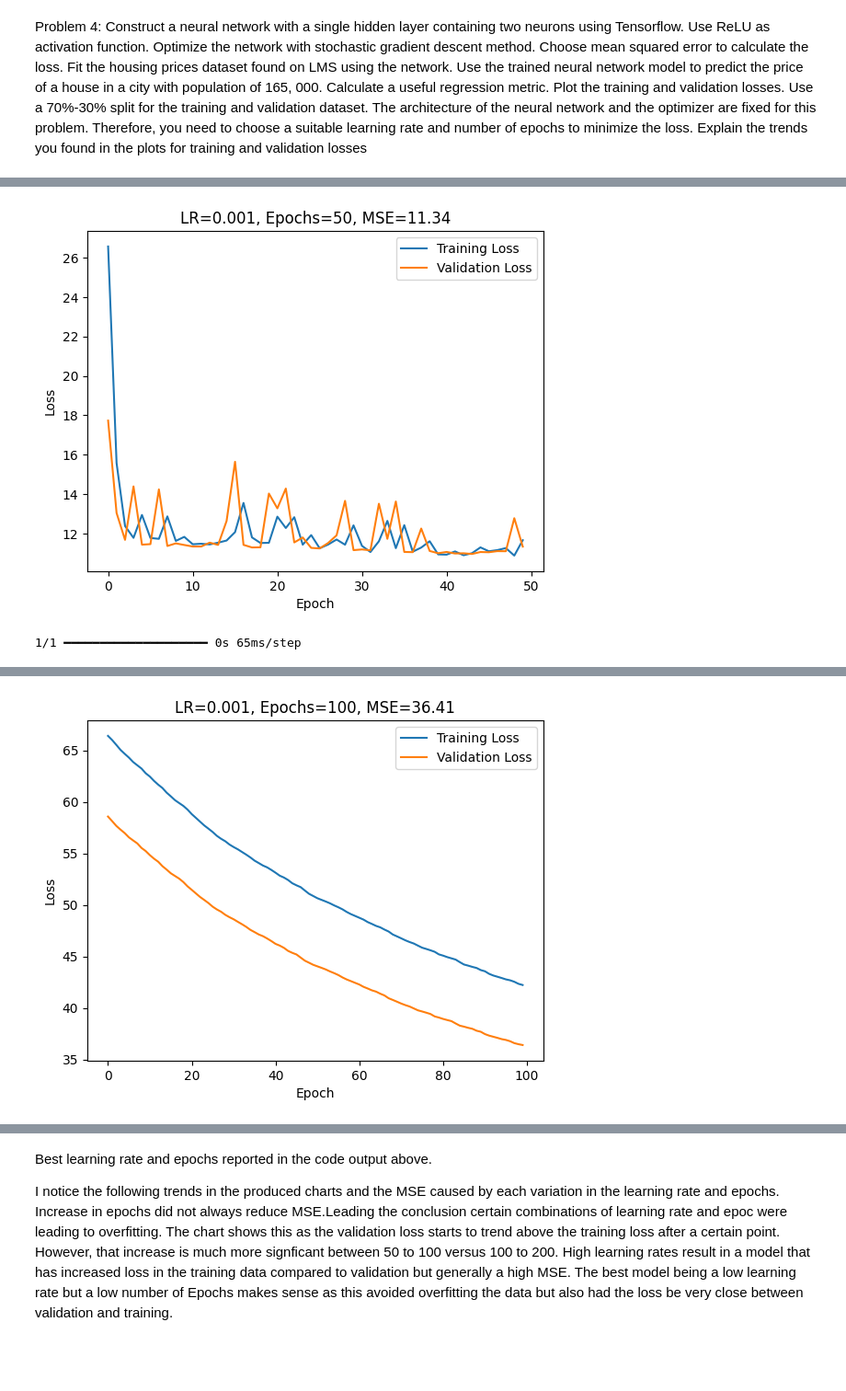
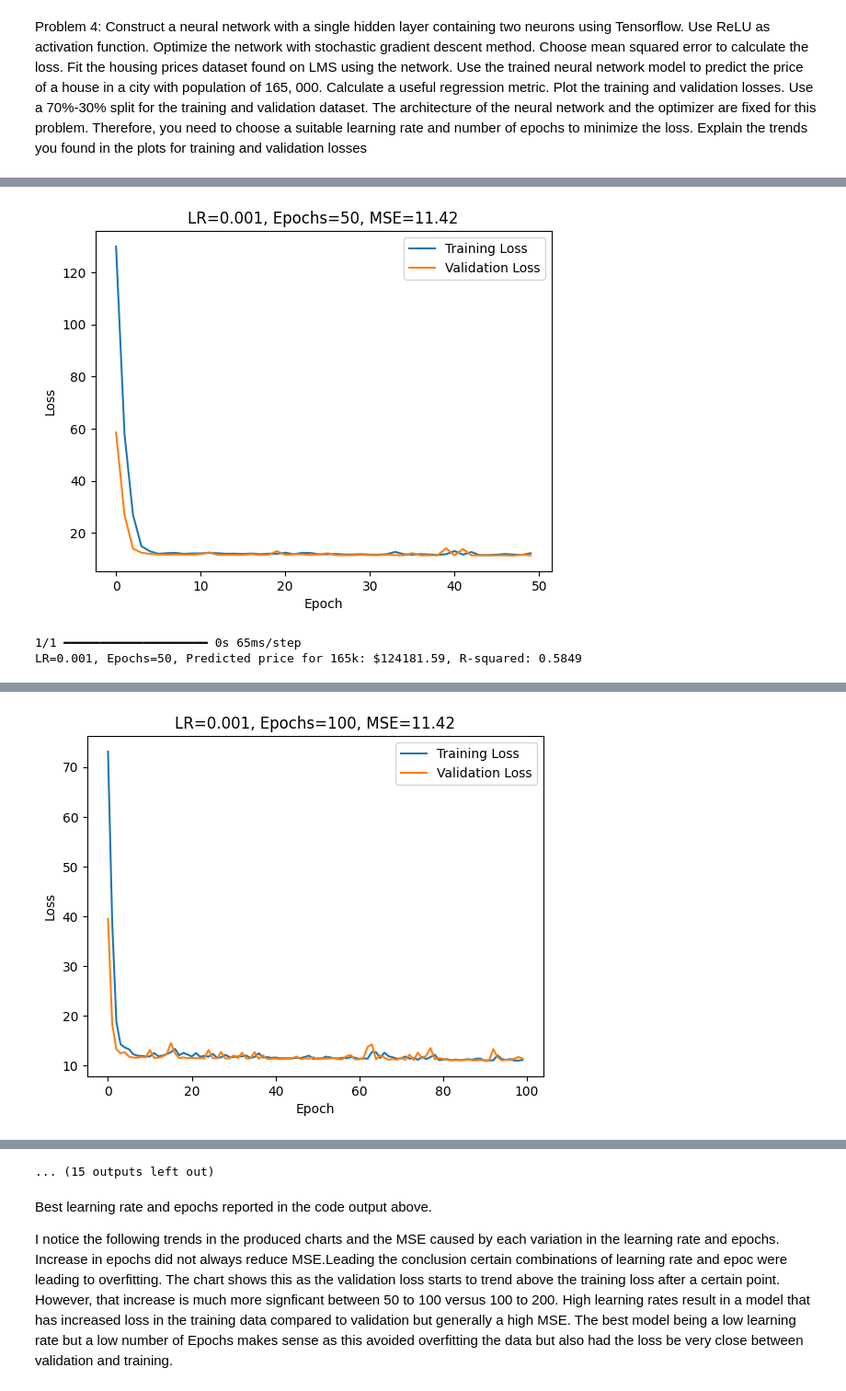
Before and after one commit to sfeldmanMIG25/MANE4962_Classwork, a Jupyter notebook: Feldman_Stephen_ML_HW_3.ipynb, the cells around one changed output, grey strips where cells are left out. Shown: that part at 92% size. Saved outputs shown, nothing was run; the diff lists cells and outputs as text; code cells hidden in the pictures; blank space fills up the shorter version.

```diff
--- a/Feldman_Stephen_ML_HW_3.ipynb
+++ b/Feldman_Stephen_ML_HW_3.ipynb
@@ -266,32 +266,38 @@ to predict the price of a house in a city with population of 165, 000. Calculate
 regression metric. Plot the training and validation losses. Use a 70%-30% split for the
 training and validation dataset. The architecture of the neural network and the optimizer are fixed for this problem. Therefore, you need to choose a suitable learning rate and number of epochs to minimize the loss. Explain the trends you found in the plots for training and validation losses
 # %%
+
+#X=X[:,1]
+#y=y[:,0]
+X = X.reshape(-1, 1)
+
 import tensorflow as tf
 import pandas as pd
 import numpy as np
 import matplotlib.pyplot as plt
 from google.colab import files
 from sklearn.model_selection import train_test_split
-from sklearn.metrics import mean_squared_error
+from sklearn.metrics import mean_squared_error, r2_score
 # Split the data into training and validation sets (70%-30%)
-X=X[:,1]
-y=y[:,0]
 X_train, X_val, y_train, y_val = train_test_split(X, y, test_size=0.3, random_state=42)
 
 # Define a range of learning rates and epochs
 learning_rates = [0.001, 0.01, 0.1]
 epochs_list = [50, 100, 200]
 
-best_mse = float('inf')  # Initialize with a very large value
+best_mse = float('inf')
+best_r2 = float('-inf')
 best_learning_rate = None
 best_epochs = None
+
+results = []
 
 # Iterate through different combinations
 for learning_rate in learning_rates:
     for epochs in epochs_list:
         # Define the model
         model = tf.keras.Sequential([
-            tf.keras.layers.Dense(2, activation='relu', input_shape=(1,)),
+            tf.keras.layers.Dense(10, activation='relu', input_shape=(X_train.shape[1],)),  # Adjust input shape
             tf.keras.layers.Dense(1)
         ])
 
@@ -304,11 +310,21 @@ for learning_rate in learning_rates:
                             validation_data=(X_val, y_val), verbose=0)
 
         # Evaluate on validation set
-        mse = mean_squared_error(y_val, model.predict(X_val))
+        y_pred = model.predict(X_val)
+        mse = mean_squared_error(y_val, y_pred)
+        r2 = r2_score(y_val, y_pred)
+
+        results.append({
+            'learning_rate': learning_rate,
+            'epochs': epochs,
+            'mse': mse,
+            'r2': r2
+        })
 
         # Check if this combination is better
         if mse < best_mse:
             best_mse = mse
+            best_r2 = r2
             best_learning_rate = learning_rate
             best_epochs = epochs
 
@@ -321,7 +337,21 @@ for learning_rate in learning_rates:
         plt.legend()
         plt.show()
 
+        # Predict for population of 165,000
+        population_165k = np.array([[16.5]])  # Reshape to (1, 1)
+        predicted_price = model.predict(population_165k)
+        print(f"LR={learning_rate}, Epochs={epochs}, "
+              f"Predicted price for 165k: ${predicted_price[0][0] * 10000:.2f}, "
+              f"R-squared: {r2:.4f}")
+
+# Print best hyperparameters and results
 print(f"Best Learning Rate: {best_learning_rate}")
 print(f"Best Epochs: {best_epochs}")
 print(f"Best MSE: {best_mse:.2f}")
+print(f"Best R-squared: {best_r2:.4f}")
+
+# Display results table
+print("\nResults for all combinations:")
+df_results = pd.DataFrame(results)
+print(df_results)
 # %% [output]
@@ -329,2 +359,3 @@ print(f"Best MSE: {best_mse:.2f}")
-[figure, old version]
+[figure, new version]
 1/1 ━━━━━━━━━━━━━━━━━━━━ 0s 65ms/step
+LR=0.001, Epochs=50, Predicted price for 165k: $124181.59, R-squared: 0.5849
@@ -331 +363 @@ print(f"Best MSE: {best_mse:.2f}")
-[figure, old version]
+[figure, new version]
@@ -341,3 +374,4 @@ WARNING:tensorflow:6 out of the last 6 calls to <function TensorFlowTrainer.make
+... (15 outputs left out)
 # %% [markdown]
 Best learning rate and epochs reported in the code output above.
 
```
Also changed, not shown: parts of 1 cell of this notebook.
